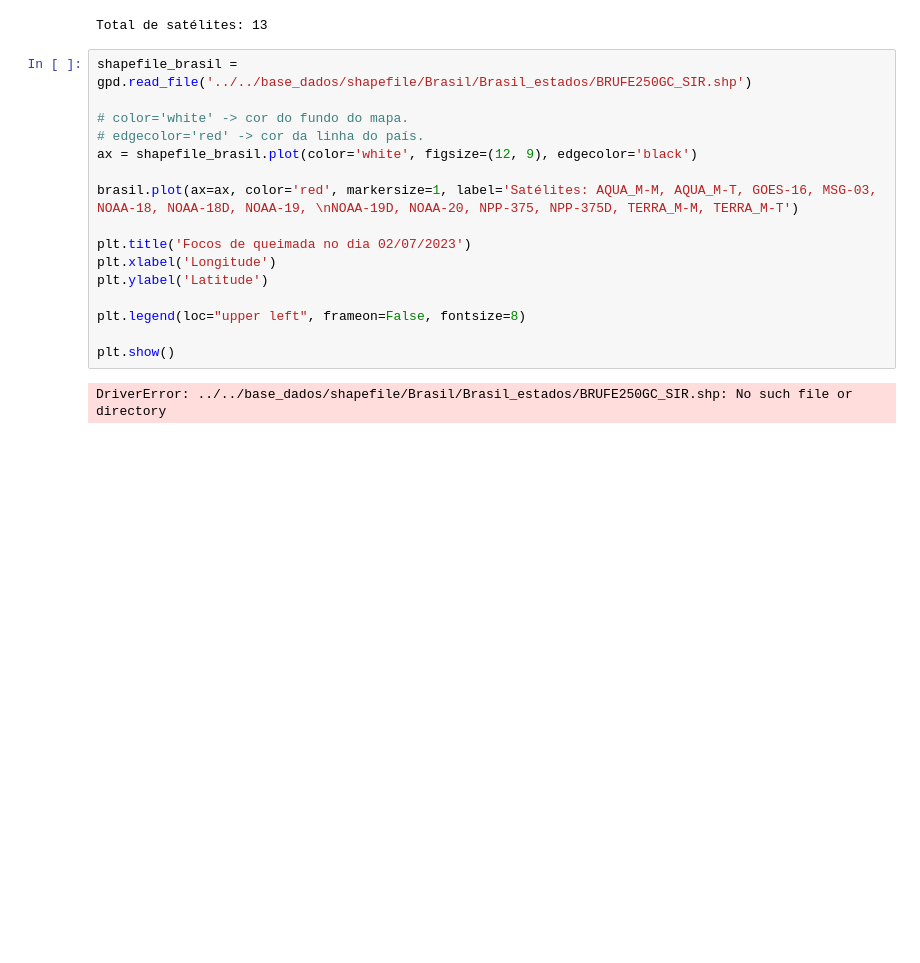
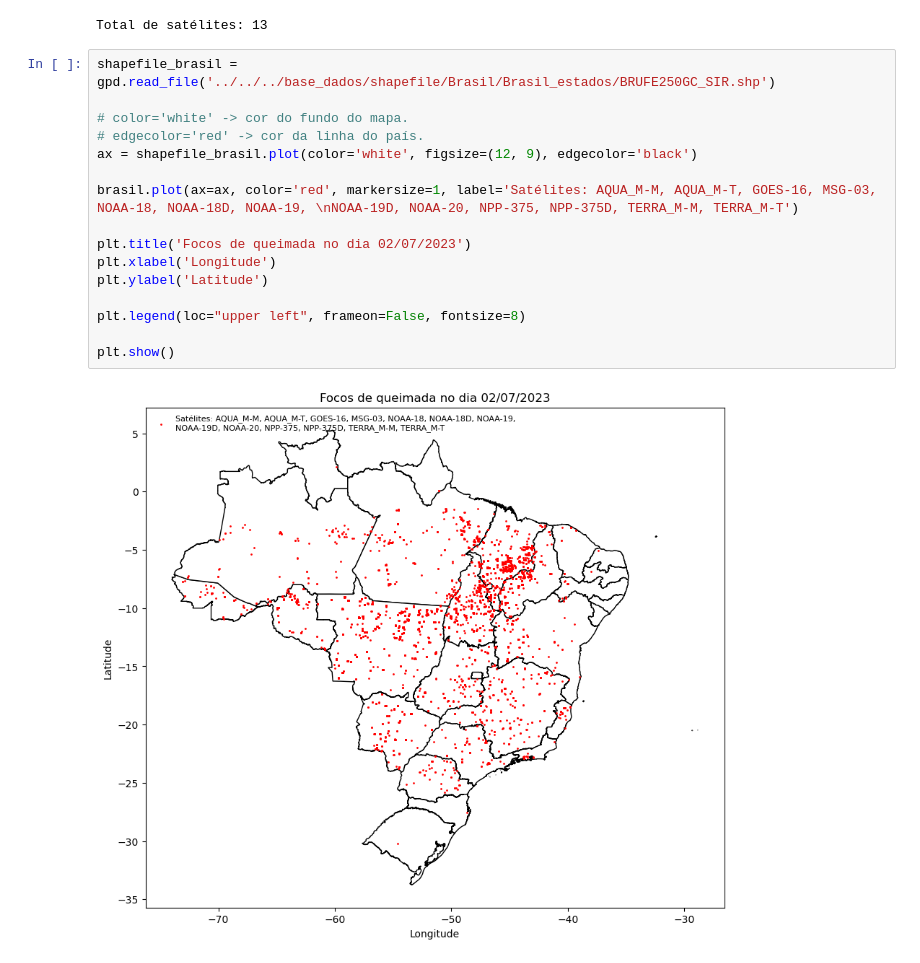
Before and after one commit to jgmsantos/Scripts, a Jupyter notebook: PYTHON/focos_atualizado.ipynb, the cells around one changed output. Saved outputs shown, nothing was run; the diff lists cells and outputs as text; blank space fills up the shorter version.

```diff
--- a/PYTHON/focos_atualizado.ipynb
+++ b/PYTHON/focos_atualizado.ipynb
@@ -88,20 +91,20 @@ print(f'Total de satélites: {len(set(brasil.satelite))}')
 # %% [output]
 Total de satélites: 13
 # %%
-shapefile_brasil = gpd.read_file('../../base_dados/shapefile/Brasil/Brasil_estados/BRUFE250GC_SIR.shp')
+shapefile_brasil = gpd.read_file('../../../base_dados/shapefile/Brasil/Brasil_estados/BRUFE250GC_SIR.shp')
 
 # color='white' -> cor do fundo do mapa.
 # edgecolor='red' -> cor da linha do país.
 ax = shapefile_brasil.plot(color='white', figsize=(12, 9), edgecolor='black')
 
 brasil.plot(ax=ax, color='red', markersize=1, label='Satélites: AQUA_M-M, AQUA_M-T, GOES-16, MSG-03, NOAA-18, NOAA-18D, NOAA-19, \nNOAA-19D, NOAA-20, NPP-375, NPP-375D, TERRA_M-M, TERRA_M-T')
 
 plt.title('Focos de queimada no dia 02/07/2023')
 plt.xlabel('Longitude')
 plt.ylabel('Latitude')
 
 plt.legend(loc="upper left", frameon=False, fontsize=8)
 
 plt.show()
 # %% [output]
-DriverError: ../../base_dados/shapefile/Brasil/Brasil_estados/BRUFE250GC_SIR.shp: No such file or directory
+[figure, added]
```
Also changed, not shown: parts of 1 cell of this notebook.
